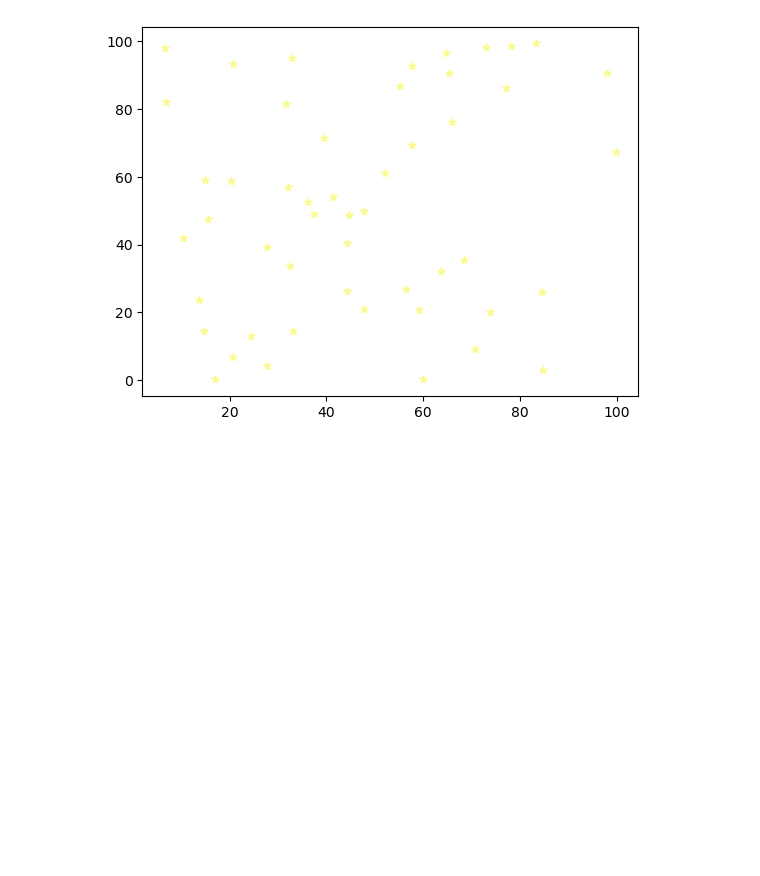
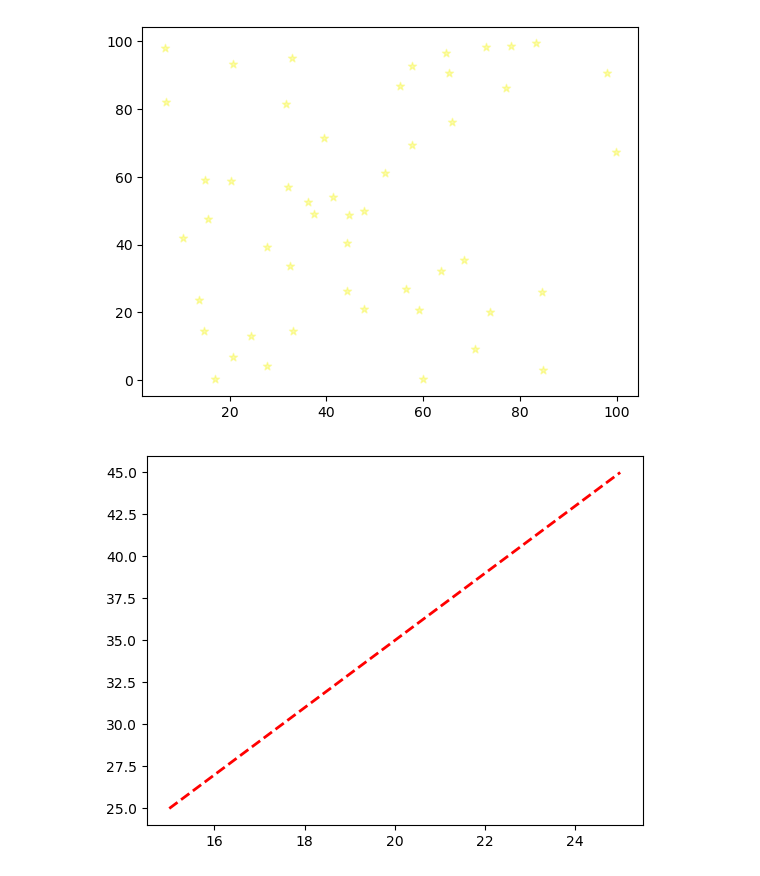
Before and after one commit to Jeannot-MN/Machine-Learning, a Jupyter notebook: notebooks/libraries-101/_matplotlib.ipynb, the cells around one changed output. Saved outputs shown, nothing was run; the diff lists cells and outputs as text; code cells hidden in the pictures; blank space fills up the shorter version.

Commit message:
plt line plot

```diff
--- a/notebooks/libraries-101/_matplotlib.ipynb
+++ b/notebooks/libraries-101/_matplotlib.ipynb
@@ -34,3 +34,11 @@ plt.scatter(x_data, y_data, c="#f5f500", marker="*", alpha=0.3)
 plt.show()
 # %% [output]
 [figure]
+# %%
+years = np.arange(15, 26)
+weight = years * 2 - 5
+
+plt.plot(years, weight, c= 'r', lw=2, linestyle="--")
+plt.show()
+# %% [output]
+[figure, added]
```
Also changed, not shown: parts of 1 cell of this notebook.
